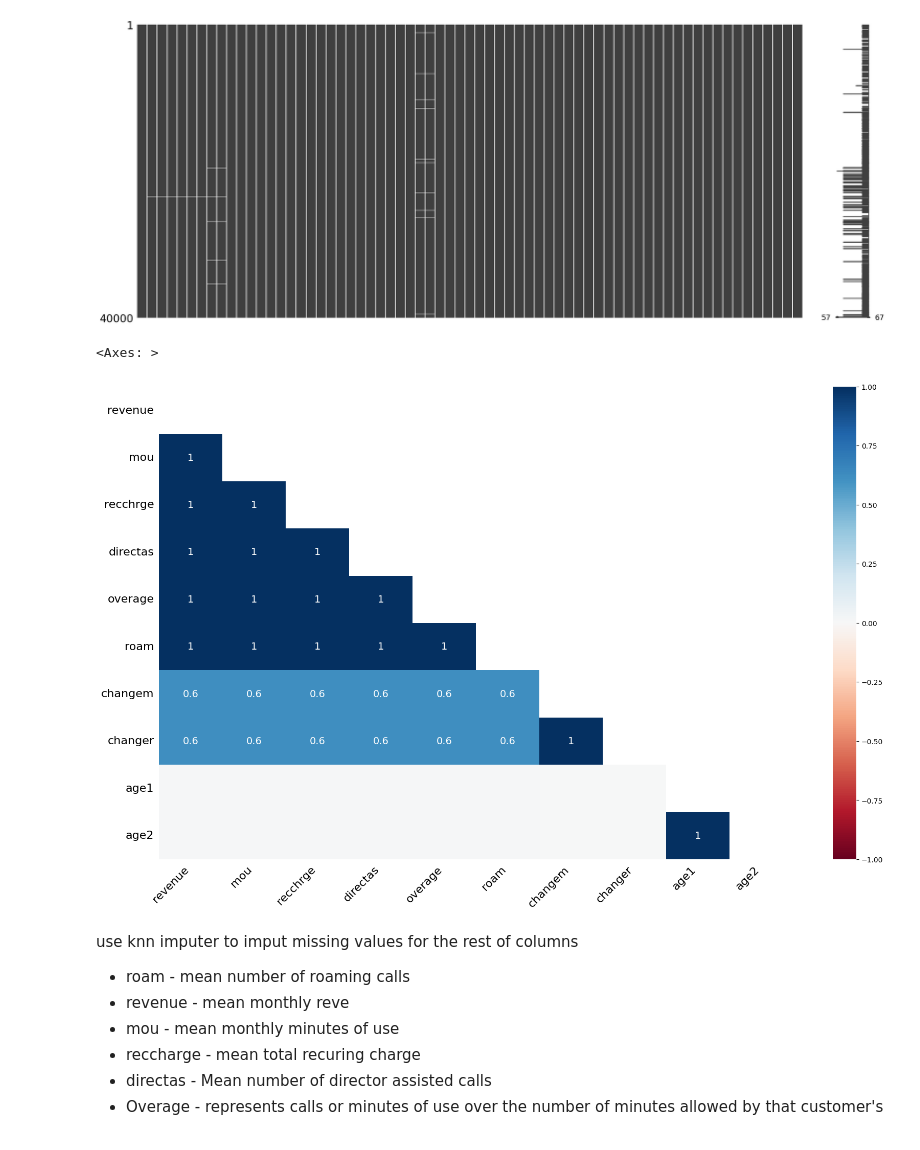
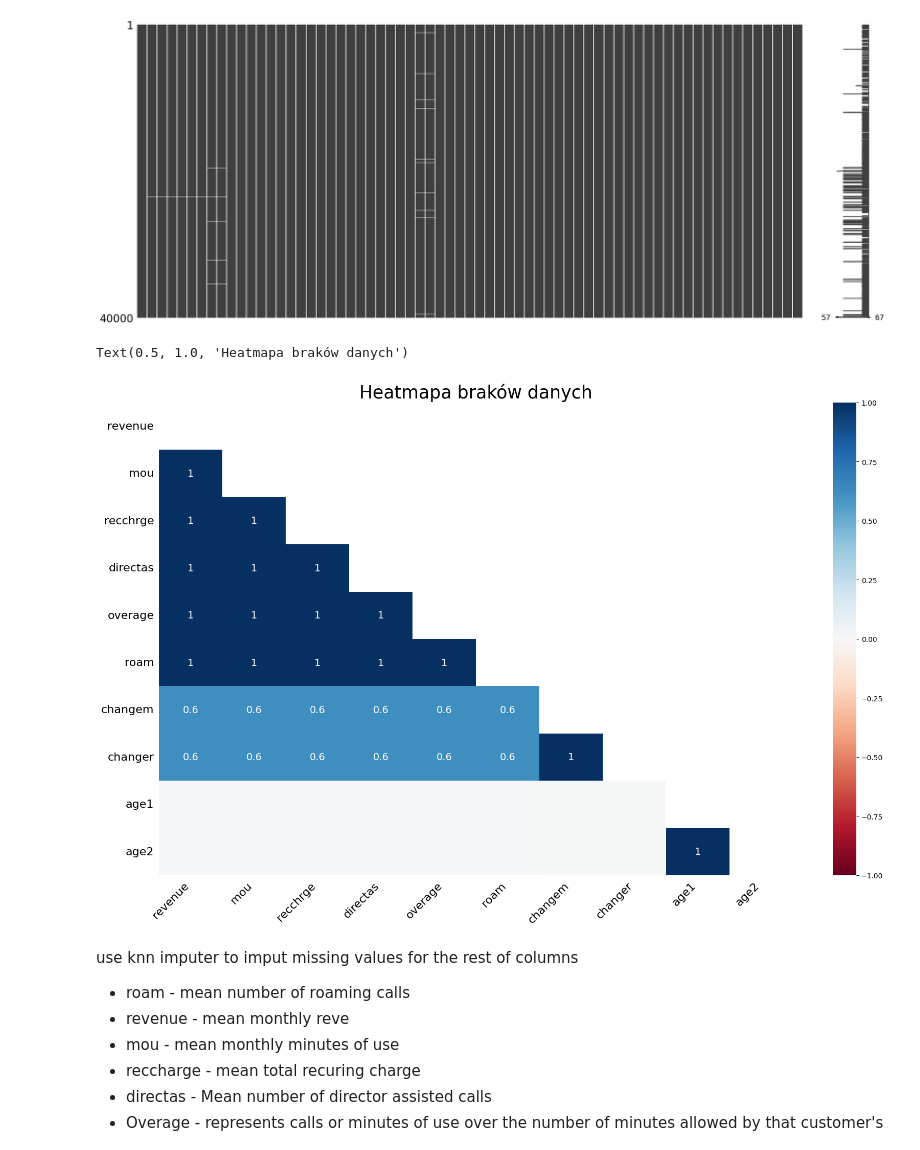
Before and after one commit to GrzegKrajewski/Masters_churn, a Jupyter notebook: code_masters_gk.ipynb, the cells around one changed output. Saved outputs shown, nothing was run; the diff lists cells and outputs as text; code cells hidden in the pictures.

```diff
--- a/code_masters_gk.ipynb
+++ b/code_masters_gk.ipynb
@@ -657,9 +656,10 @@ plt.show()
 [figure]
 # %%
 msno.heatmap(df)
+plt.title('Heatmapa braków danych',fontsize=25)
 # %% [output]
-<Axes: >
+Text(0.5, 1.0, 'Heatmapa braków danych')
-[figure, old version]
+[figure, new version]
 # %% [markdown]
 use knn imputer to imput missing values for the rest of columns
 - roam - mean number of roaming calls
```
Also changed, not shown: parts of 21 cells of this notebook.
